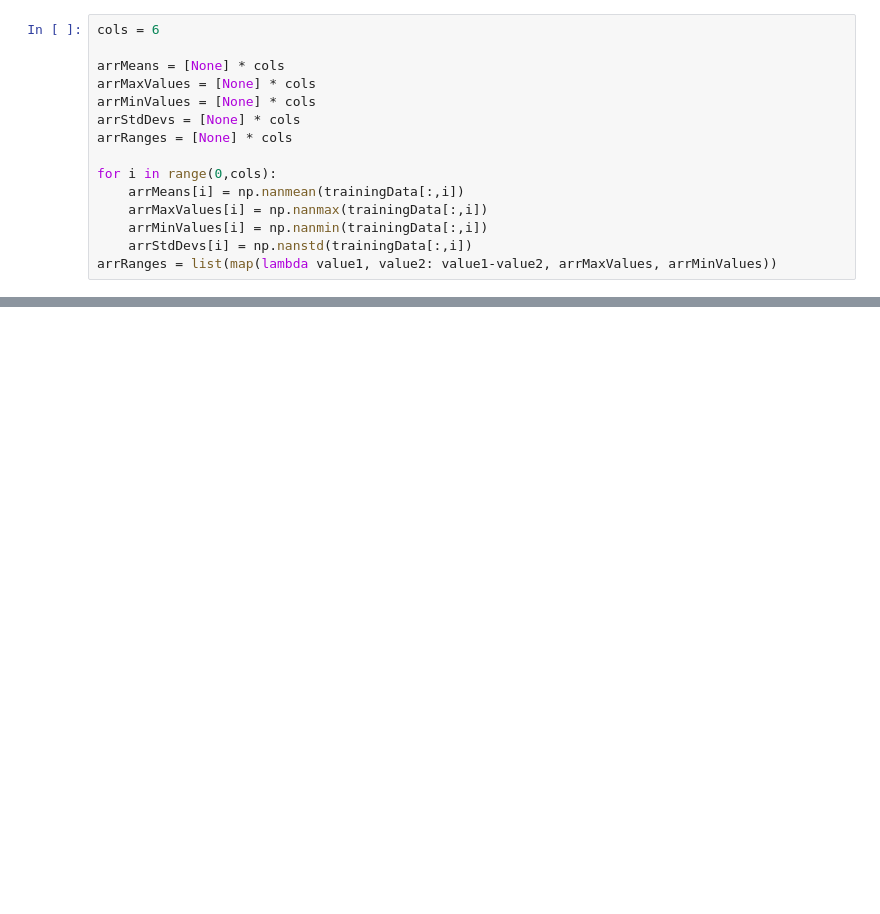
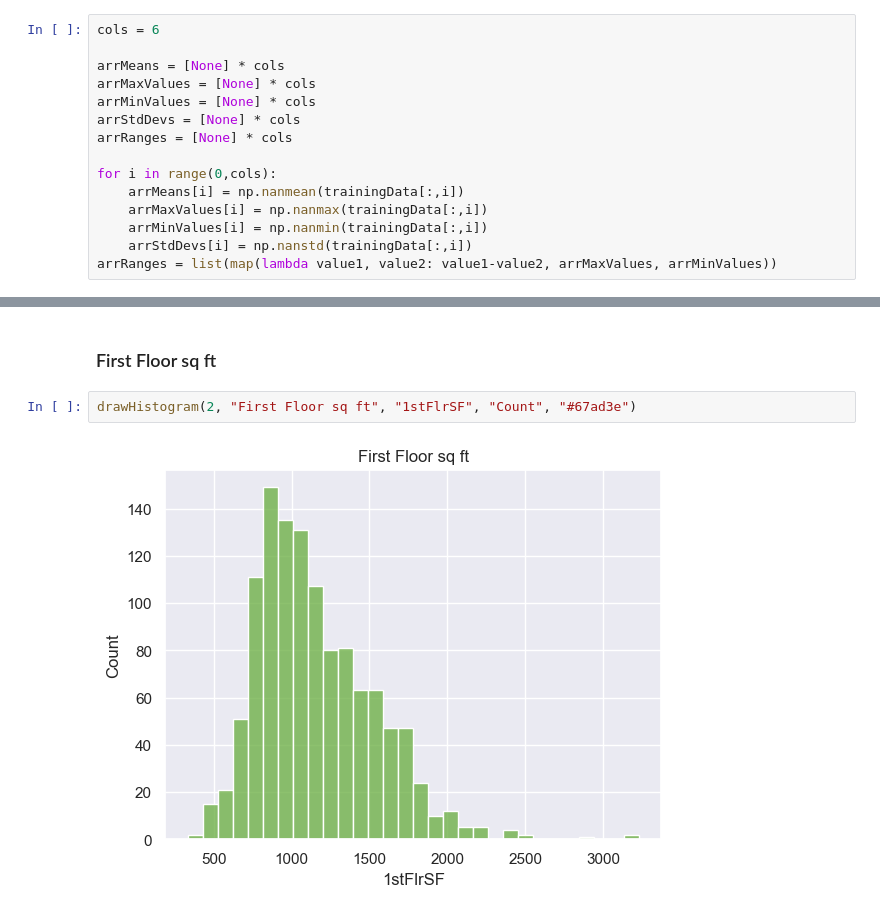
Before and after one commit to SirJose/Proyecto1, a Jupyter notebook: Proyecto1.ipynb, the cells around one changed output, grey strips where cells are left out. Saved outputs shown, nothing was run; the diff lists cells and outputs as text; blank space fills up the shorter version.

```diff
--- a/Proyecto1.ipynb
+++ b/Proyecto1.ipynb
@@ -56,0 +137,6 @@ arrRanges = list(map(lambda value1, value2: value1-value2, arrMaxValues, arrMinV
+# %% [markdown]
+### First Floor sq ft
+# %%
+drawHistogram(2, "First Floor sq ft", "1stFlrSF", "Count", "#67ad3e")
+# %% [output]
+[figure, added]
```
Also changed, not shown: parts of 28 cells of this notebook.
